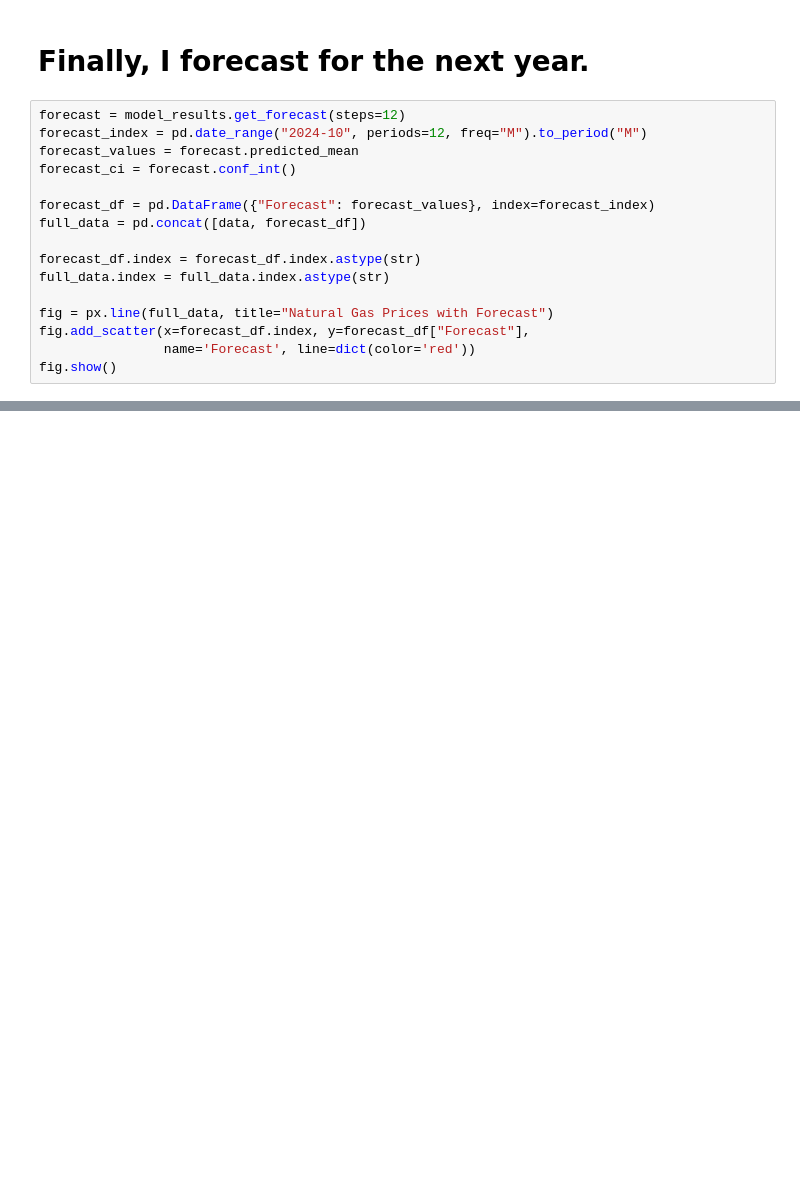
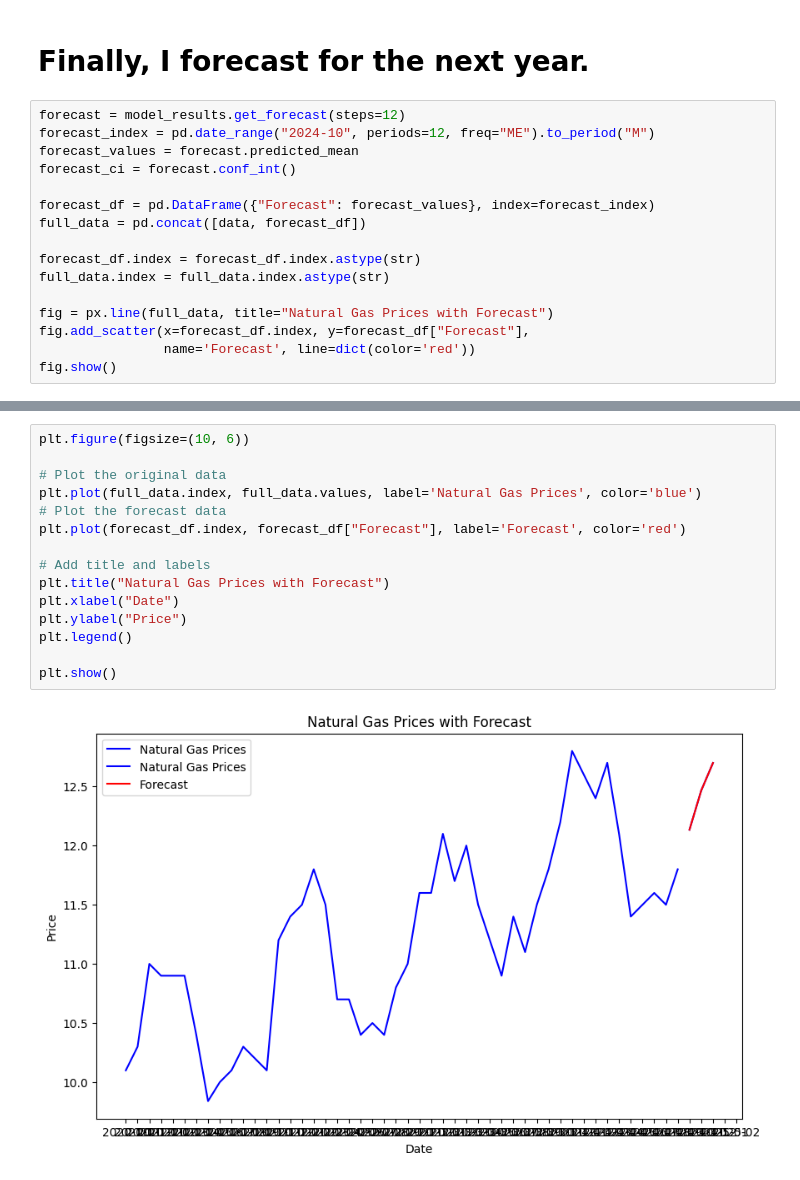
Before and after one commit to DisephD/Quant-Finance-Models-JPMC-VE, a Jupyter notebook: Task_1.ipynb, the cells around one changed output, grey strips where cells are left out. Saved outputs shown, nothing was run; the diff lists cells and outputs as text; blank space fills up the shorter version.

```diff
--- a/Task_1.ipynb
+++ b/Task_1.ipynb
@@ -161,7 +161,7 @@ plot_pacf (residuals)
 # Finally, I forecast for the next year.
 # %%
 forecast = model_results.get_forecast(steps=12)
-forecast_index = pd.date_range("2024-10", periods=12, freq="M").to_period("M")
+forecast_index = pd.date_range("2024-10", periods=12, freq="ME").to_period("M")
 forecast_values = forecast.predicted_mean
 forecast_ci = forecast.conf_int()
 
@@ -180 +179,18 @@ fig.show()
 [interactive output not drawn]
+# %%
+plt.figure(figsize=(10, 6))
+
+# Plot the original data
+plt.plot(full_data.index, full_data.values, label='Natural Gas Prices', color='blue')
+# Plot the forecast data
+plt.plot(forecast_df.index, forecast_df["Forecast"], label='Forecast', color='red')
+
+# Add title and labels
+plt.title("Natural Gas Prices with Forecast")
+plt.xlabel("Date")
+plt.ylabel("Price")
+plt.legend()
+
+plt.show()
+# %% [output]
+[figure, added]
```
Also changed, not shown: parts of 2 cells of this notebook.
